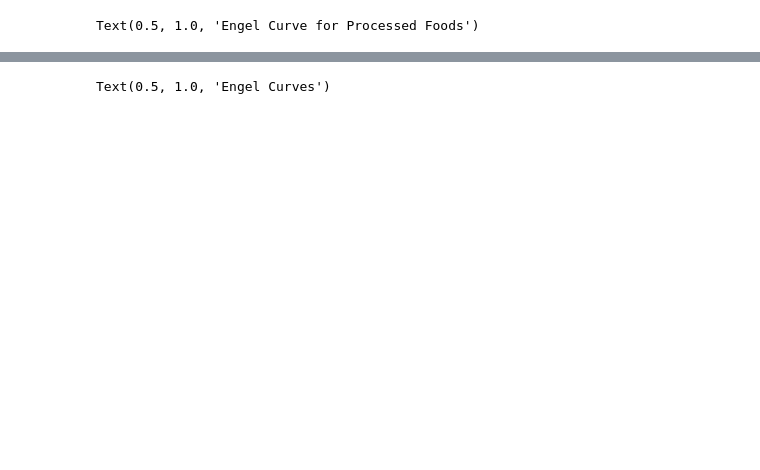
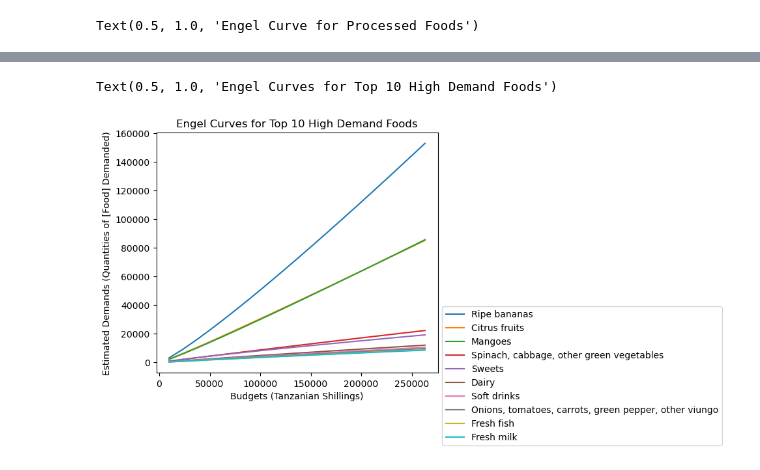
Before and after one commit to vkeroles/EEP153-SP23-Proj3, a Jupyter notebook: Team_E_code.ipynb, the cells around one changed output, grey strips where cells are left out. Saved outputs shown, nothing was run; the diff lists cells and outputs as text; code cells hidden in the pictures; blank space fills up the shorter version.

Commit message:
Add units to graphs + update pref year to 2014-15

```diff
--- a/Team_E_code.ipynb
+++ b/Team_E_code.ipynb
@@ -305,7 +322,7 @@ xbar = xhat.groupby(['i','t','m']).sum()
 xref = xbar.quantile(0.5)  # Household at 0.5 quantile is median
 
 # Reference prices
-pbar = p.xs('2019-20',level='t').groupby('j').mean()
+pbar = p.xs('2014-15',level='t').groupby('j').mean()
 #pbar = pbar[use]
 
 def my_prices(p0,p=pbar,j='Maize (flour)'):
@@ -378,21 +394,27 @@ Text(0.5, 1.0, 'Engel Curve for Processed Foods')
 #Above we plot Engel curves (demand vs. budget) for processed goods. We see demand for
 #bread and soft drink increase much more than other goods we defined as processed.
 # %%
+%matplotlib inline
 fig,ax = plt.subplots()
 
 # Different budgets to evaluate demands at.
 X = np.linspace(xbar.quantile(0.001),xbar.quantile(0.99),20)
 
-ax.plot(X,[r.demands(x,pbar) for x in X])
+# Get the 10 ten demanded foods in order to reduce index
+ten_r_demands_xref = r.demands(xref,pbar).sort_values(axis = 0,ascending = False)[:10]
+
+for use in ten_r_demands_xref.index:
+    ax.plot(X,[r.demands(x,pbar)[use] for x in X])
+
 fig.subplots_adjust(right=0.8)
-ax.legend(r.demands(xref,pbar).index.tolist(),
+
+ax.legend(ten_r_demands_xref.index.tolist(),
     loc="center left",
     bbox_to_anchor=(0.8, 0.1),
-    bbox_transform=fig.transFigure
-
+    bbox_transform=fig.transFigure,
 );
 
-ax.set_xlabel('Budgets')
-ax.set_ylabel('Estimated Demands')
-ax.set_title('Engel Curves')
+ax.set_xlabel('Budgets (Tanzanian Shillings)')
+ax.set_ylabel('Estimated Demands (Quantities of [Food] Demanded)')
+ax.set_title('Engel Curves for Top 10 High Demand Foods')
 # %% [output]
@@ -401,4 +421,5 @@ ax.set_title('Engel Curves')
-Text(0.5, 1.0, 'Engel Curves')
+Text(0.5, 1.0, 'Engel Curves for Top 10 High Demand Foods')
+[figure, added]
 # %%
 #Above we plot Engel curves (demand vs. budget) for all other goods included in our data
 #Here, we see demand for beef dominating when bugets increase.
```
Also changed, not shown: parts of 5 cells of this notebook.
